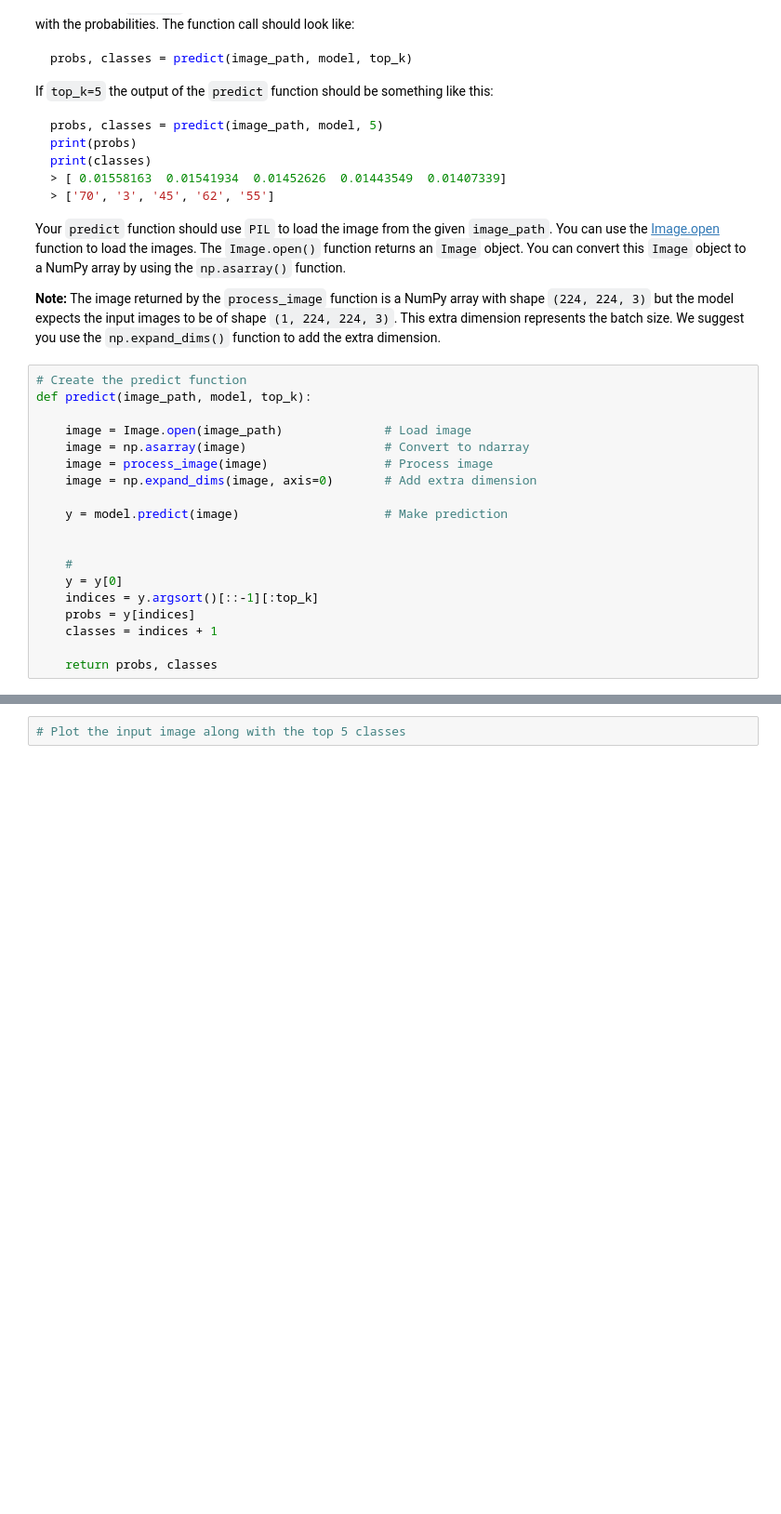
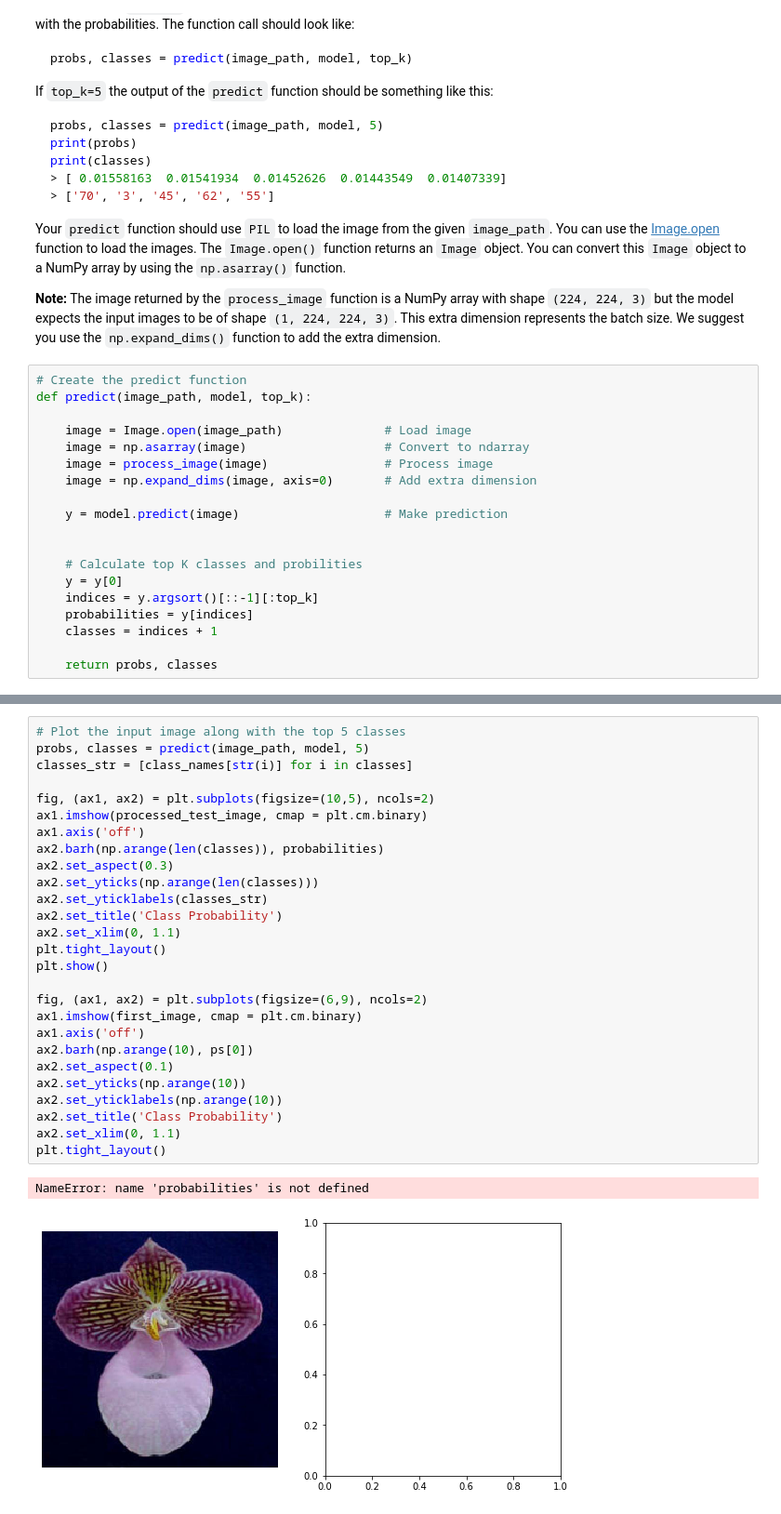
Before and after one commit to IoannisGeorgousis/image-classifier, a Jupyter notebook: Project_Image_Classifier_Project.ipynb, the cells around one changed output, grey strips where cells are left out. Shown at 93% size. Cells and saved outputs as stored; diff of their text form; blank space fills up the shorter version.

Commit message:
feat: plot image with probability graph

```diff
--- a/Project_Image_Classifier_Project.ipynb
+++ b/Project_Image_Classifier_Project.ipynb
@@ -386,10 +386,10 @@ def predict(image_path, model, top_k):
     y = model.predict(image)                    # Make prediction
 
 
-    #
+    # Calculate top K classes and probilities
     y = y[0]
     indices = y.argsort()[::-1][:top_k]
-    probs = y[indices]
+    probabilities = y[indices]
     classes = indices + 1
 
     return probs, classes
@@ -408,5 +408,33 @@ In the cell below use `matplotlib` to plot the input image alongside the probabi
 <img src='assets/inference_example.png' width=600px>
 
 You can convert from the class integer labels to actual flower names using `class_names`.
-# %%
-# Plot the input image along with the top 5 classes
+# %%
+# Plot the input image along with the top 5 classes
+probs, classes = predict(image_path, model, 5)
+classes_str = [class_names[str(i)] for i in classes]
+
+fig, (ax1, ax2) = plt.subplots(figsize=(10,5), ncols=2)
+ax1.imshow(processed_test_image, cmap = plt.cm.binary)
+ax1.axis('off')
+ax2.barh(np.arange(len(classes)), probabilities)
+ax2.set_aspect(0.3)
+ax2.set_yticks(np.arange(len(classes)))
+ax2.set_yticklabels(classes_str)
+ax2.set_title('Class Probability')
+ax2.set_xlim(0, 1.1)
+plt.tight_layout()
+plt.show()
+
+fig, (ax1, ax2) = plt.subplots(figsize=(6,9), ncols=2)
+ax1.imshow(first_image, cmap = plt.cm.binary)
+ax1.axis('off')
+ax2.barh(np.arange(10), ps[0])
+ax2.set_aspect(0.1)
+ax2.set_yticks(np.arange(10))
+ax2.set_yticklabels(np.arange(10))
+ax2.set_title('Class Probability')
+ax2.set_xlim(0, 1.1)
+plt.tight_layout()
+# %% [output]
+NameError: name 'probabilities' is not defined
+[figure, added]
```
